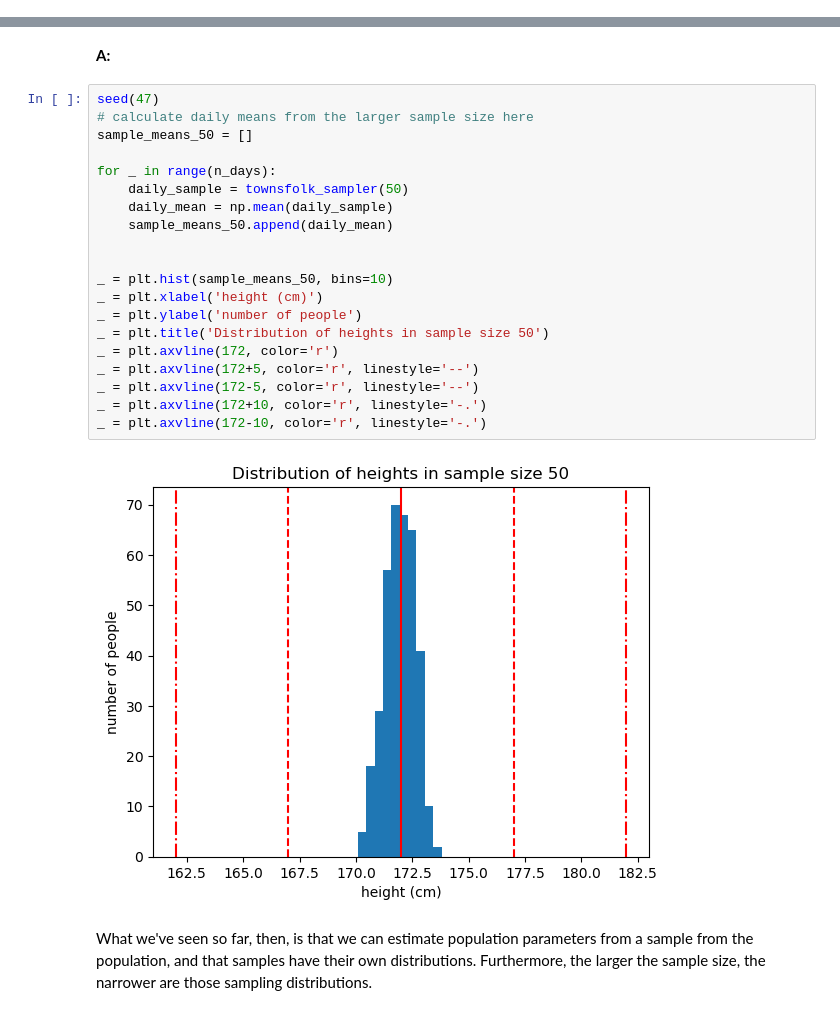
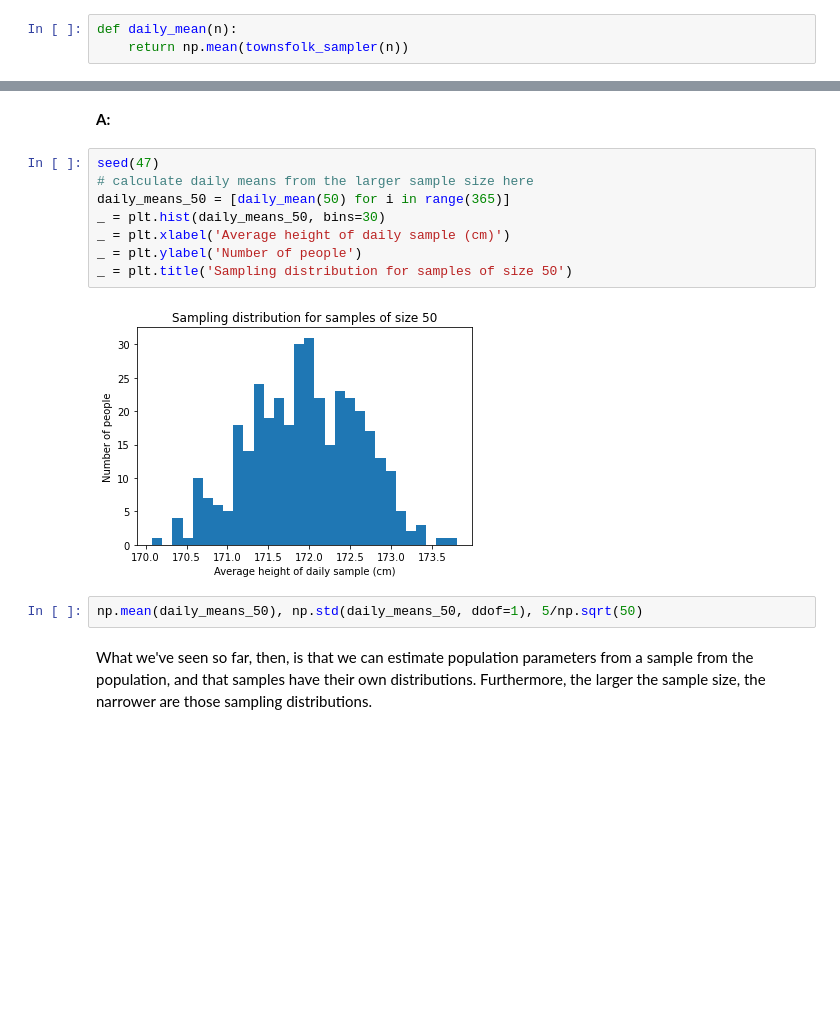
Before and after one commit to justinhampton/Springboard, a Jupyter notebook: ShareWithMentor/Frequentist Inference Case Study - Part A (3) - completed.ipynb, the cells around one changed output, grey strips where cells are left out. Cells and saved outputs as stored; diff of their text form; blank space fills up the shorter version.

```diff
--- a/ShareWithMentor/Frequentist Inference Case Study - Part A (3) - completed.ipynb
+++ b/ShareWithMentor/Frequentist Inference Case Study - Part A (3) - completed.ipynb
@@ -225,0 +207,3 @@ _ = plt.axvline(172-10, color='r', linestyle='-.')
+# %%
+def daily_mean(n):
+    return np.mean(townsfolk_sampler(n))
@@ -238,25 +241,15 @@ __A:__
 # %%
 seed(47)
 # calculate daily means from the larger sample size here
-sample_means_50 = []
-
-for _ in range(n_days):
-    daily_sample = townsfolk_sampler(50)
-    daily_mean = np.mean(daily_sample)
-    sample_means_50.append(daily_mean)
-
-
-_ = plt.hist(sample_means_50, bins=10)
-_ = plt.xlabel('height (cm)')
-_ = plt.ylabel('number of people')
-_ = plt.title('Distribution of heights in sample size 50')
-_ = plt.axvline(172, color='r')
-_ = plt.axvline(172+5, color='r', linestyle='--')
-_ = plt.axvline(172-5, color='r', linestyle='--')
-_ = plt.axvline(172+10, color='r', linestyle='-.')
-_ = plt.axvline(172-10, color='r', linestyle='-.')
+daily_means_50 = [daily_mean(50) for i in range(365)]
+_ = plt.hist(daily_means_50, bins=30)
+_ = plt.xlabel('Average height of daily sample (cm)')
+_ = plt.ylabel('Number of people')
+_ = plt.title('Sampling distribution for samples of size 50')
 # %% [output]
-[figure, old version]
+[figure, new version]
+# %%
+np.mean(daily_means_50), np.std(daily_means_50, ddof=1), 5/np.sqrt(50)
 # %% [markdown]
 What we've seen so far, then, is that we can estimate population parameters from a sample from the population, and that samples have their own distributions. Furthermore, the larger the sample size, the narrower are those sampling distributions.
 # %% [markdown]
```
Also changed, not shown: parts of 30 cells of this notebook, 1 other file.
